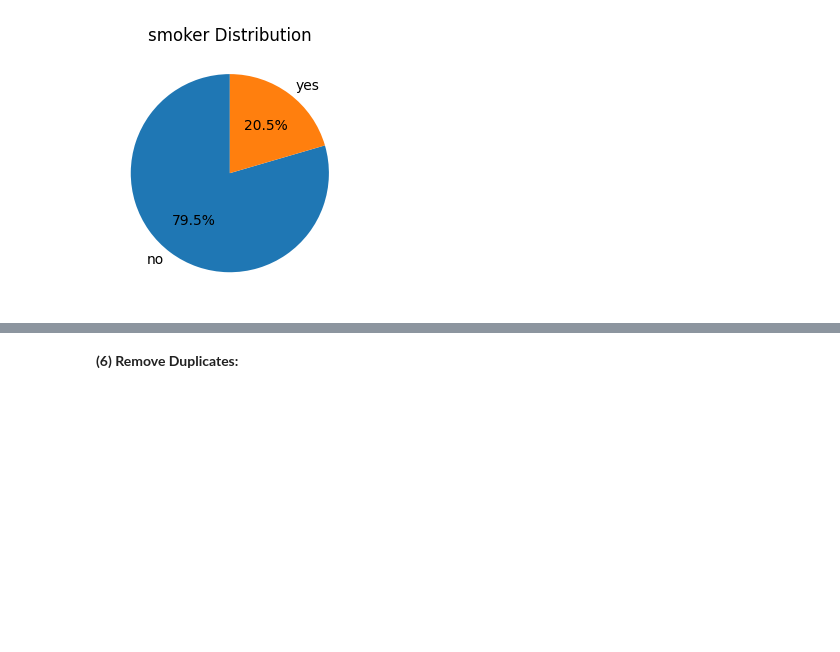
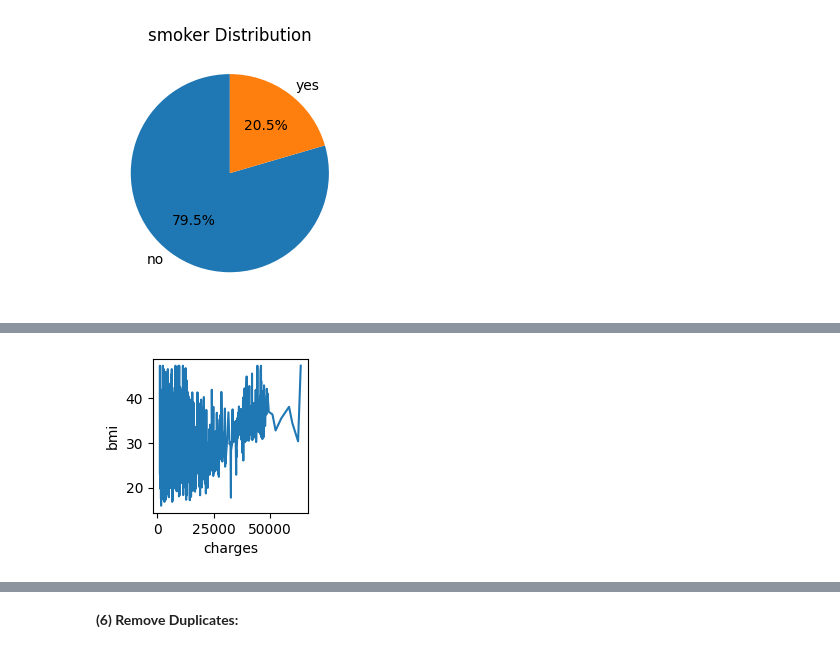
Before and after one commit to MennaAbozaid/Creativa_25-AI, a Jupyter notebook: Machine Learning/001_Data Science project.ipynb, the cells around one changed output, grey strips where cells are left out. Drawn from its saved outputs; the diff is of its cells as text; code cells hidden in the pictures; blank space fills up the shorter version.

```diff
--- a/Machine Learning/001_Data Science project.ipynb
+++ b/Machine Learning/001_Data Science project.ipynb
@@ -198,0 +213,10 @@ plt.show()
+# %%
+#(3) Relationship between (charges/bmi) by using Line plot:
+sorted_df = insurance_df.sort_values(by="charges")
+plt.figure(figsize=(2,2))
+plt.plot(sorted_df["charges"], sorted_df["bmi"])
+plt.ylabel("bmi")
+plt.xlabel("charges")
+plt.show()
+# %% [output]
+[figure, added]
```
Also changed, not shown: parts of 5 cells of this notebook.
